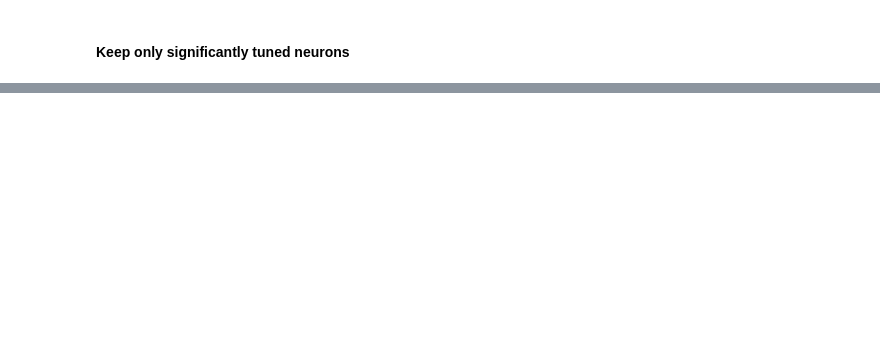
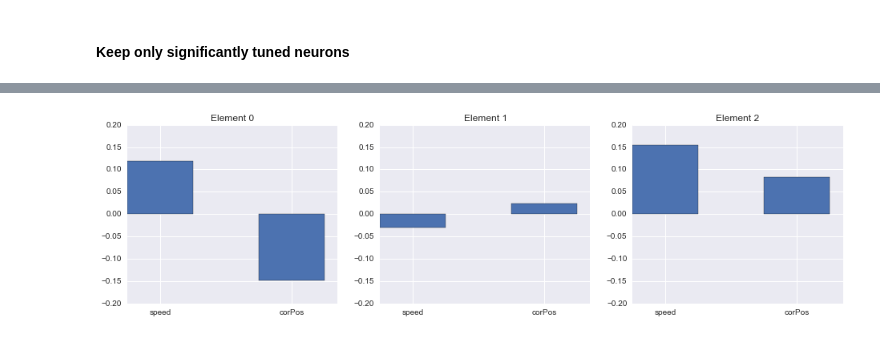
Before and after one commit to clarafy/covariance-dictionary, a Jupyter notebook: mouse_data.ipynb, the cells around one changed output, grey strips where cells are left out. Saved outputs shown, nothing was run; the diff lists cells and outputs as text; code cells hidden in the pictures; blank space fills up the shorter version.

```diff
--- a/mouse_data.ipynb
+++ b/mouse_data.ipynb
@@ -233,0 +225,17 @@ plt.legend(['Element ' + str(i) for i in range(k)]);
+# %%
+lr = LR(fit_intercept=True, normalize=False).fit(scale(reg, axis=0), Wadmm.T)
+coef = lr.coef_
+icp = lr.intercept_
+# %%
+sns.set_style('darkgrid')
+fig = plt.figure(figsize=(8 * n_reg, 4));
+
+for i in range(k):
+    ax = fig.add_subplot(1, k, i + 1);
+    plt.title('Element ' + str(i));
+    plt.bar(np.arange(n_reg), coef[i, :], width=0.5);
+    ax.set_xticks(np.arange(n_reg) + width / 2);
+    ax.set_xticklabels(reg_names);
+    plt.ylim(-0.2, 0.2);
+# %% [output]
+[figure, added]
```
Also changed, not shown: parts of 15 cells of this notebook, 1 other file.
